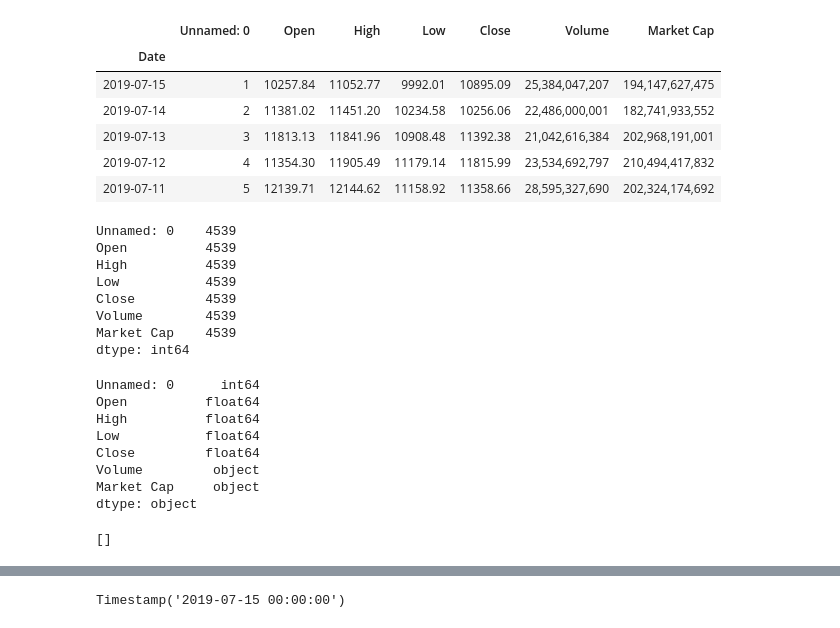
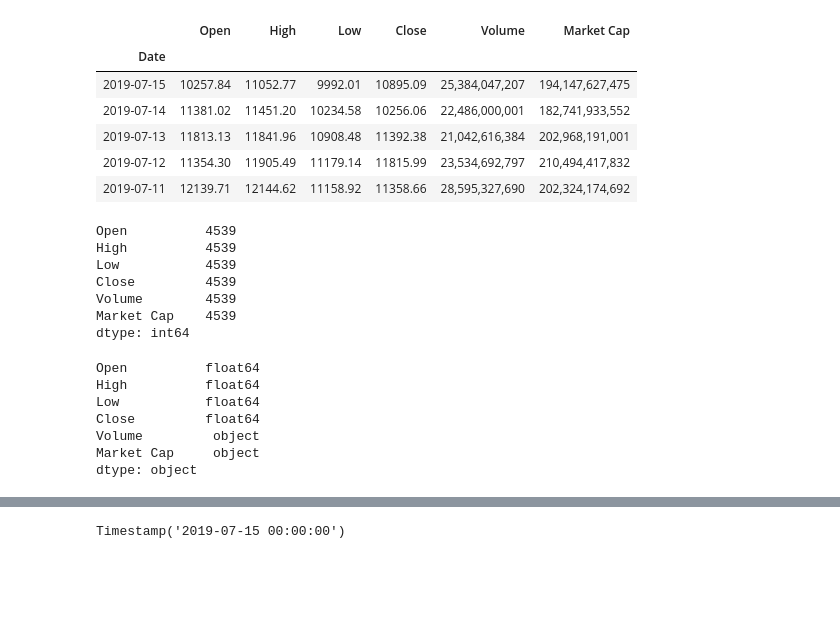
Before and after one commit to DhanushkaAbeyratne/Bitcoin-Price-Prediction---ARIMA, a Jupyter notebook: My_ids_project.ipynb, the cells around one changed output, grey strips where cells are left out. Saved outputs shown, nothing was run; the diff lists cells and outputs as text; code cells hidden in the pictures; blank space fills up the shorter version.

```diff
--- a/My_ids_project.ipynb
+++ b/My_ids_project.ipynb
@@ -1,33 +1,33 @@
 # %%
 import pandas as pd
 import numpy as np
 
 from sklearn.linear_model import LinearRegression
+from sklearn.linear_model import LogisticRegression
 from sklearn.model_selection import train_test_split
 from sklearn import metrics
 import scipy.stats as stats
 
 
 # visualization
 %matplotlib inline
 import seaborn as sns
 import matplotlib.pyplot as plt
-df_bitcoin = pd.read_csv("Bitcoin_data.csv")
+df_bitcoin = pd.read_csv("Bitcoin_data.csv", index_col = 0)
 df_bitcoin['Date'] = pd.to_datetime(df_bitcoin['Date'])
 df_bitcoin.set_index('Date', inplace=True)
 df_bitcoin.head(5)
 # %% [output]
-|  | Unnamed: 0 | Open | High | Low | Close | Volume | Market Cap |
-| Date |  |  |  |  |  |  |  |
-| 2019-07-15 | 1 | 10257.84 | 11052.77 | 9992.01 | 10895.09 | 25,384,047,207 | 194,147,627,475 |
-| 2019-07-14 | 2 | 11381.02 | 11451.20 | 10234.58 | 10256.06 | 22,486,000,001 | 182,741,933,552 |
-| 2019-07-13 | 3 | 11813.13 | 11841.96 | 10908.48 | 11392.38 | 21,042,616,384 | 202,968,191,001 |
-| 2019-07-12 | 4 | 11354.30 | 11905.49 | 11179.14 | 11815.99 | 23,534,692,797 | 210,494,417,832 |
-| 2019-07-11 | 5 | 12139.71 | 12144.62 | 11158.92 | 11358.66 | 28,595,327,690 | 202,324,174,692 |
+|  | Open | High | Low | Close | Volume | Market Cap |
+| Date |  |  |  |  |  |  |
+| 2019-07-15 | 10257.84 | 11052.77 | 9992.01 | 10895.09 | 25,384,047,207 | 194,147,627,475 |
+| 2019-07-14 | 11381.02 | 11451.20 | 10234.58 | 10256.06 | 22,486,000,001 | 182,741,933,552 |
+| 2019-07-13 | 11813.13 | 11841.96 | 10908.48 | 11392.38 | 21,042,616,384 | 202,968,191,001 |
+| 2019-07-12 | 11354.30 | 11905.49 | 11179.14 | 11815.99 | 23,534,692,797 | 210,494,417,832 |
+| 2019-07-11 | 12139.71 | 12144.62 | 11158.92 | 11358.66 | 28,595,327,690 | 202,324,174,692 |
 # %%
 df_bitcoin.count()
 # %% [output]
-Unnamed: 0    4539
 Open          4539
 High          4539
 Low           4539
@@ -38,7 +38,6 @@ dtype: int64
 # %%
 df_bitcoin.dtypes
 # %% [output]
-Unnamed: 0      int64
 Open          float64
 High          float64
 Low           float64
@@ -46,8 +45,3 @@ Close         float64
 Volume         object
 Market Cap     object
 dtype: object
-# %%
-#df_bitcoin.Volume = df_bitcoin.Volume.astype(int)
-df_bitcoin.columns[df_bitcoin.isna().any()].tolist()
-# %% [output]
-[]
```
Also changed, not shown: parts of 27 cells of this notebook, 1 other file.
